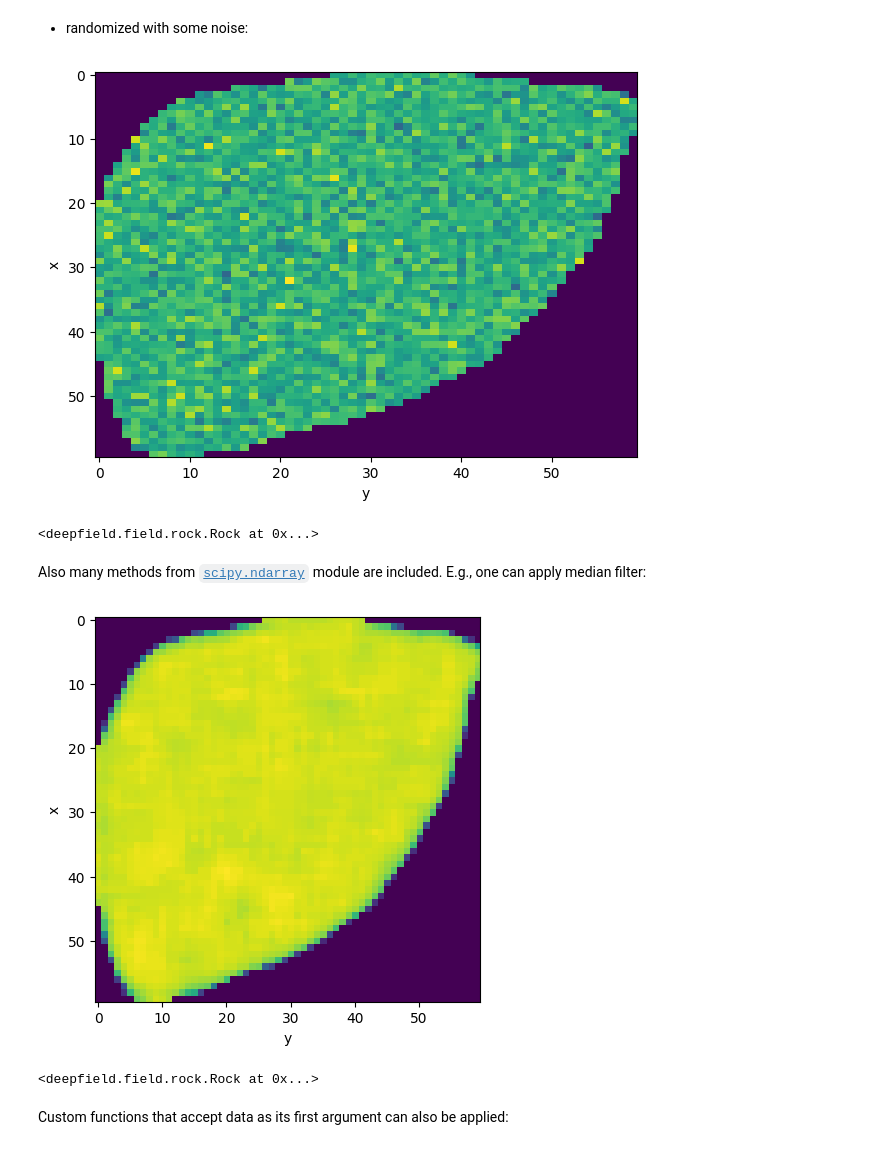
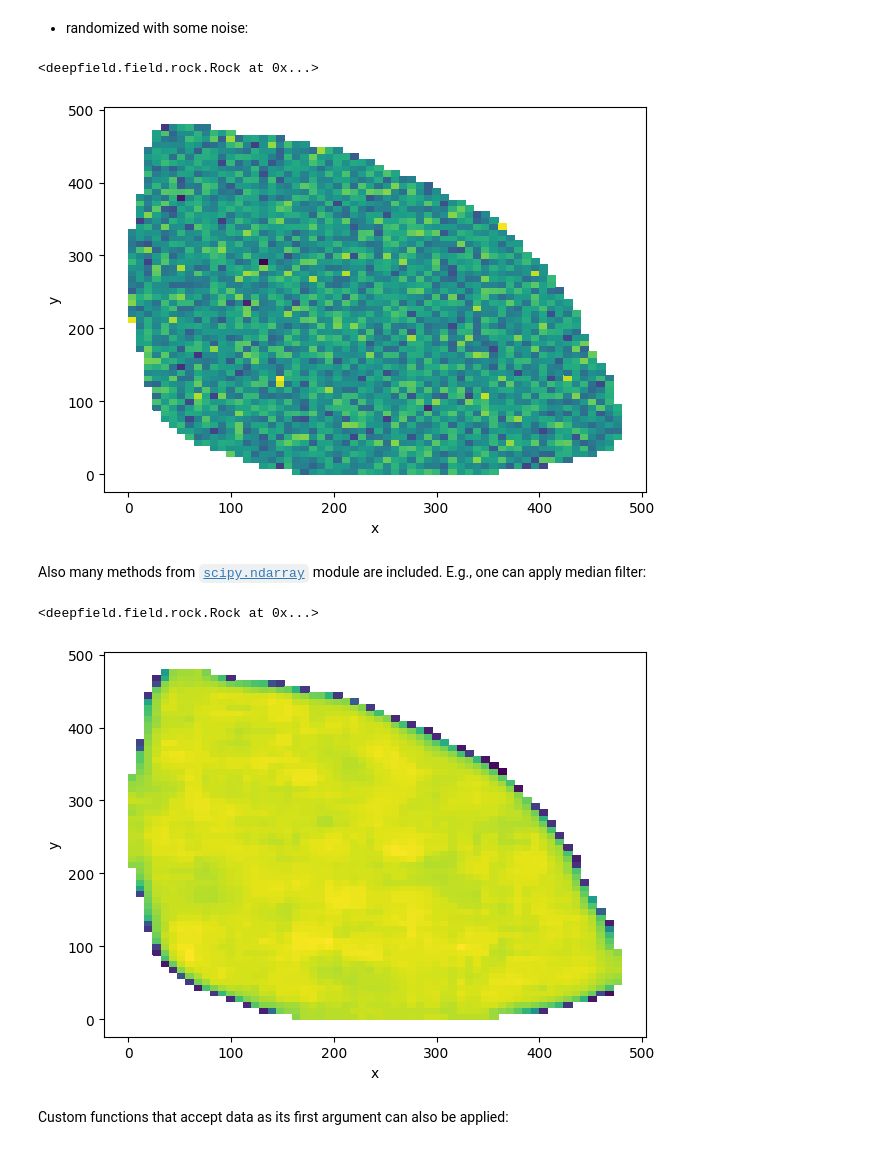
Before and after one commit to deepfield-team/DeepField, a Jupyter notebook: tutorials/03.Rock_and_States.ipynb, the cells around one changed output. Saved outputs shown, nothing was run; the diff lists cells and outputs as text; code cells hidden in the pictures.

```diff
--- a/tutorials/03.Rock_and_States.ipynb
+++ b/tutorials/03.Rock_and_States.ipynb
@@ -142,18 +142,18 @@ Rotated shape: (60, 60, 7)
 * randomized with some noise:
 # %%
 model.rock.random_noise(attr='poro', var=0.001, inplace=True)
-model.rock.show_slice(attr='poro', z=2, figsize=(7, 5))
+model.rock.show_slice(attr='poro', k=2, figsize=(7, 5))
 # %% [output]
+<deepfield.field.rock.Rock at 0x...>
-[figure, old version]
+[figure, new version]
-<deepfield.field.rock.Rock at 0x...>
 # %% [markdown]
 Also many methods from [`scipy.ndarray`](https://docs.scipy.org/doc/scipy/reference/ndimage.html#) module are included. E.g.,  one can apply median filter:
 # %%
 model.rock.median_filter(attr='poro', size=5, inplace=True)
-model.rock.show_slice(attr='poro', z=2, figsize=(7, 5), aspect='equal')
+model.rock.show_slice(attr='poro', k=2, figsize=(7, 5))
 # %% [output]
+<deepfield.field.rock.Rock at 0x...>
-[figure, old version]
+[figure, new version]
-<deepfield.field.rock.Rock at 0x...>
 # %% [markdown]
 Custom functions that accept data as its first argument can also be applied:
 # %%
```
Also changed, not shown: parts of 6 cells of this notebook, 1 other file.
